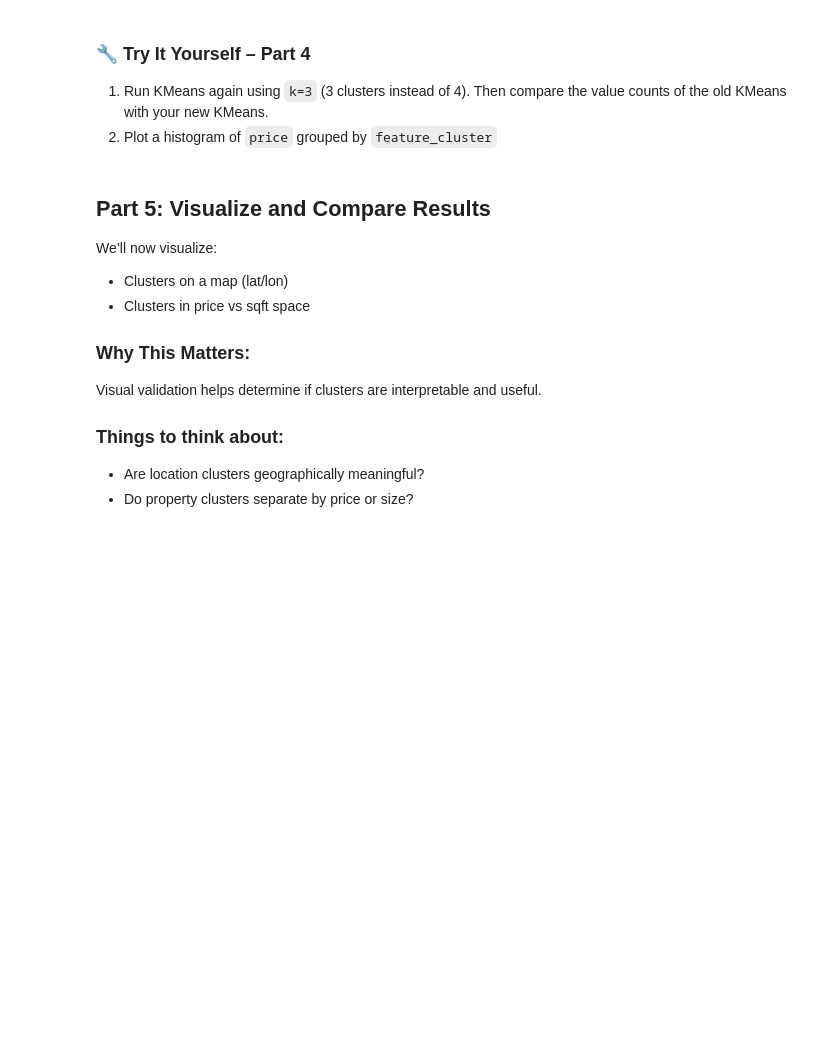
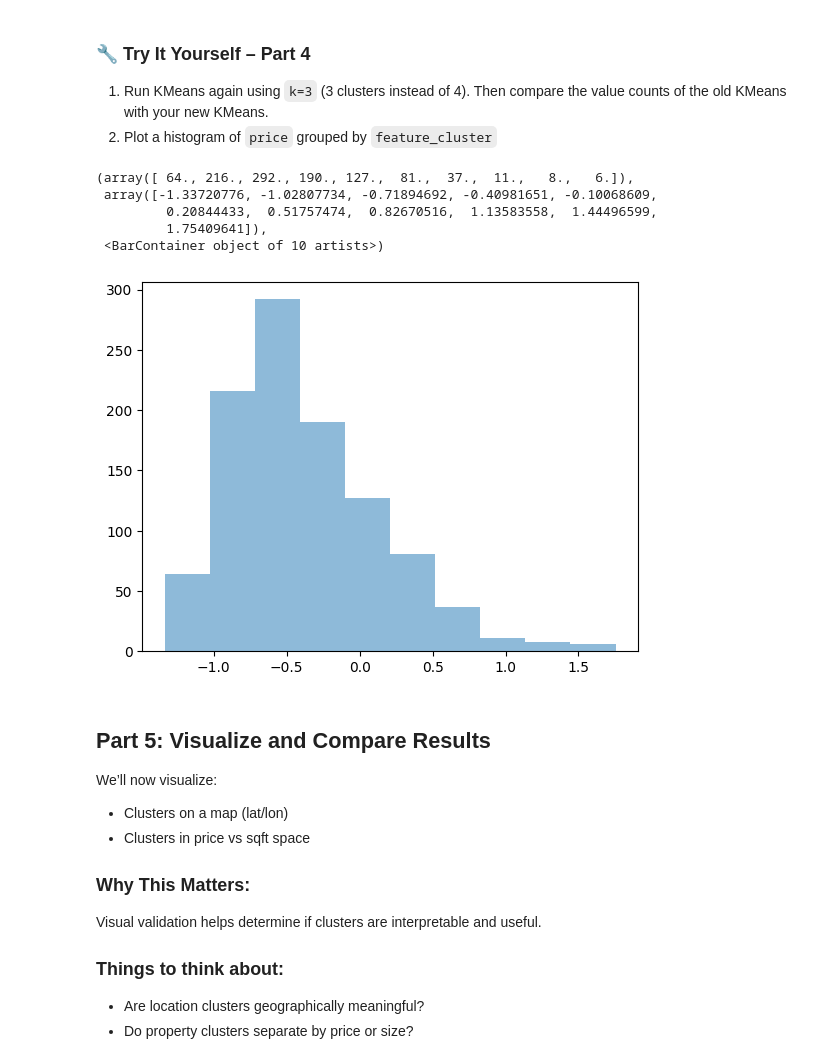
Before and after one commit to u1344368/IS4487, a Jupyter notebook: Labs/lab_09_clustering.ipynb, the cells around one changed output. Cells and saved outputs as stored; diff of their text form; code cells hidden in the pictures; blank space fills up the shorter version.

```diff
--- a/Labs/lab_09_clustering.ipynb
+++ b/Labs/lab_09_clustering.ipynb
@@ -296,3 +306,18 @@ dtype: int64
+# %%
+# 🔧 Add code here
+import matplotlib.pyplot as plt
+
+kmeans_feat = KMeans(n_clusters=3, random_state=1)
+scaled_df['feature_cluster'] = kmeans_feat.fit_predict(X_feat)
+scaled_df['feature_cluster'].value_counts()
+plt.hist(scaled_df[scaled_df['feature_cluster'] == 0]['price'], alpha=0.5, label='Cluster 0')
+# %% [output]
+(array([ 64., 216., 292., 190., 127.,  81.,  37.,  11.,   8.,   6.]),
+ array([-1.33720776, -1.02807734, -0.71894692, -0.40981651, -0.10068609,
+         0.20844433,  0.51757474,  0.82670516,  1.13583558,  1.44496599,
+         1.75409641]),
+ <BarContainer object of 10 artists>)
+[figure, added]
 # %% [markdown]
 ## Part 5: Visualize and Compare Results
 
```
Also changed, not shown: parts of 13 cells of this notebook.
